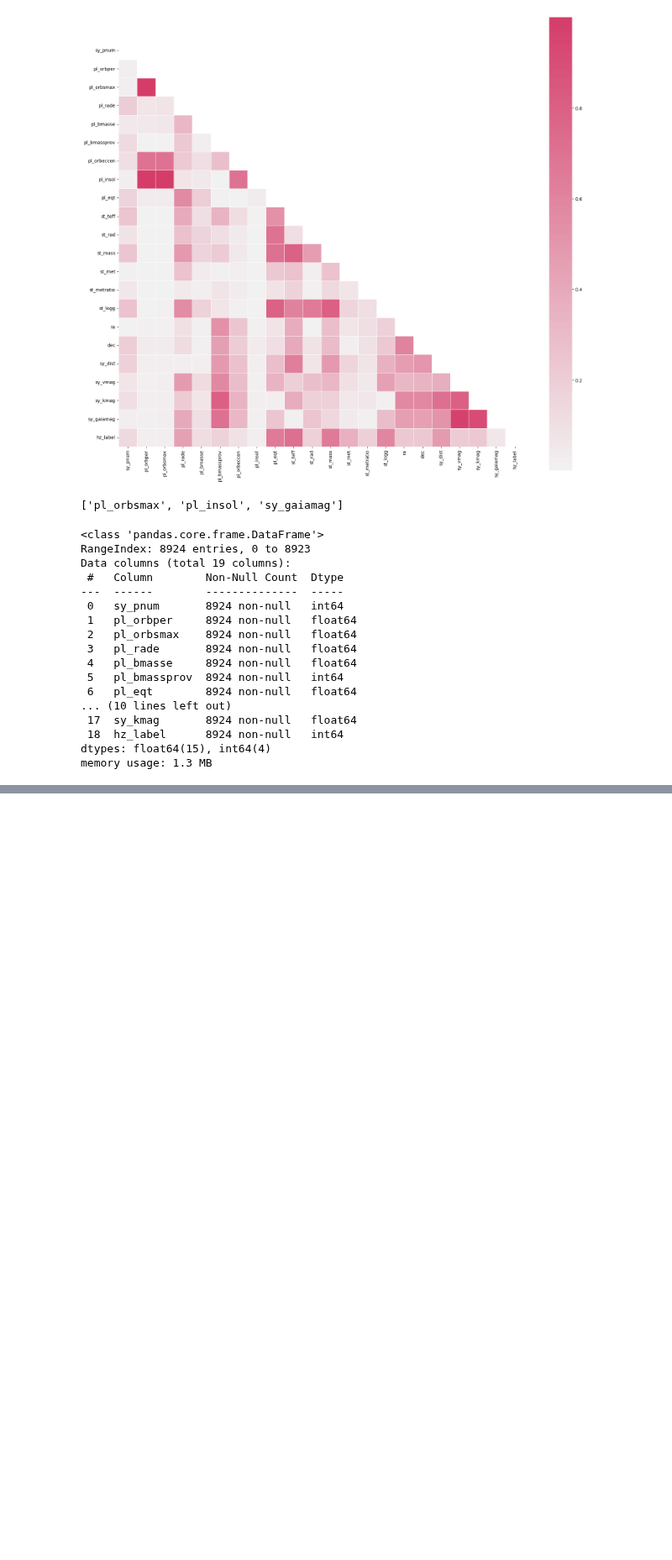
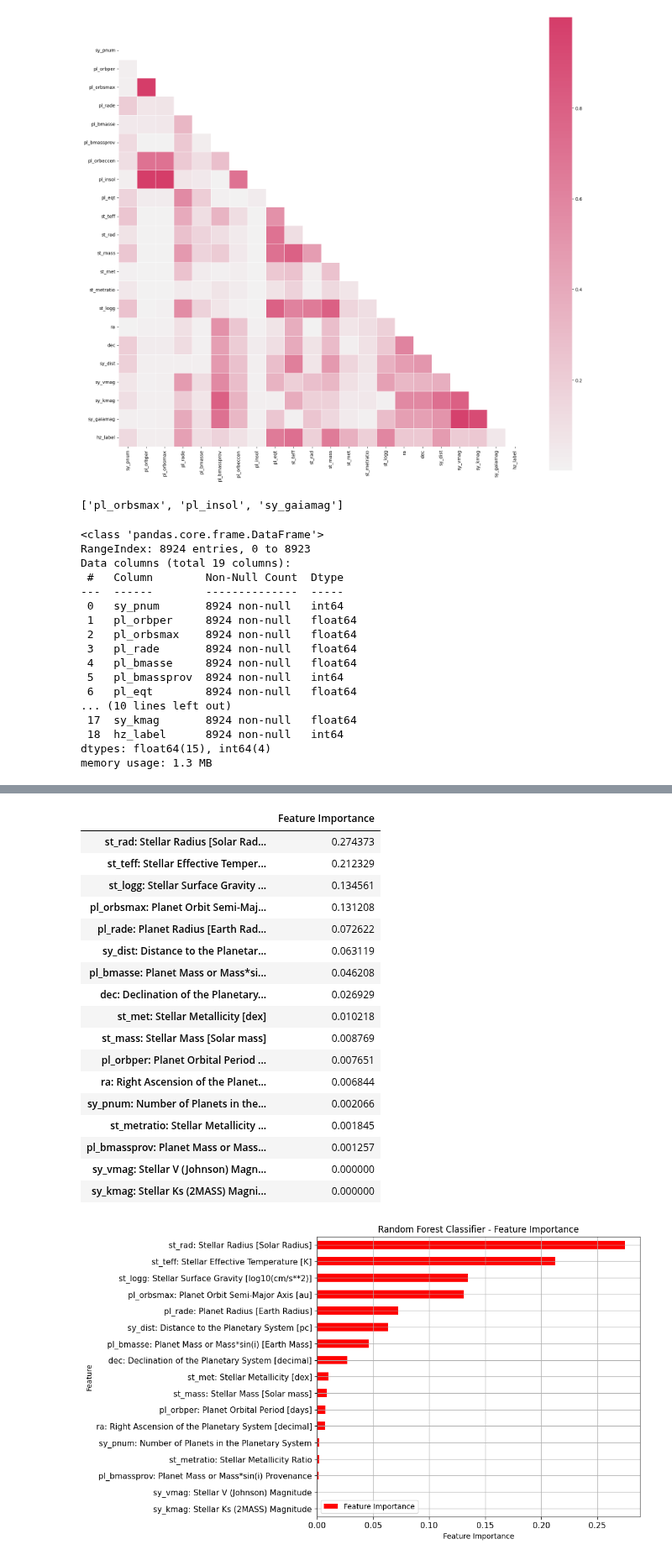
Before and after one commit to christinaxliu/research, a Jupyter notebook: JPL-Caltech/GalaxiesPaper2024/HabitableExoplanetClassifiers/KNN-RandomForest-XGBoost-Classifiers.ipynb, the cells around one changed output, grey strips where cells are left out. Shown at 84% size. Saved outputs shown, nothing was run; the diff lists cells and outputs as text; code cells hidden in the pictures; blank space fills up the shorter version.

```diff
--- a/JPL-Caltech/GalaxiesPaper2024/HabitableExoplanetClassifiers/KNN-RandomForest-XGBoost-Classifiers.ipynb
+++ b/JPL-Caltech/GalaxiesPaper2024/HabitableExoplanetClassifiers/KNN-RandomForest-XGBoost-Classifiers.ipynb
@@ -527,0 +554,60 @@ weighted avg       0.86      0.82      0.81      2945
+# %%
+# Feature names
+feature_columns = [
+    'sy_pnum: Number of Planets in the Planetary System',
+    'pl_orbper: Planet Orbital Period [days]',
+    'pl_orbsmax: Planet Orbit Semi-Major Axis [au]',
+    'pl_rade: Planet Radius [Earth Radius]',
+    'pl_bmasse: Planet Mass or Mass*sin(i) [Earth Mass]',
+    'pl_bmassprov: Planet Mass or Mass*sin(i) Provenance',
+    'st_teff: Stellar Effective Temperature [K]',
+    'st_rad: Stellar Radius [Solar Radius]',
+    'st_mass: Stellar Mass [Solar mass]',
+    'st_met: Stellar Metallicity [dex]',
+    'st_metratio: Stellar Metallicity Ratio',
+    'st_logg: Stellar Surface Gravity [log10(cm/s**2)]',
+    'ra: Right Ascension of the Planetary System [decimal]',
+    'dec: Declination of the Planetary System [decimal]',
+    'sy_dist: Distance to the Planetary System [pc]',
+    'sy_vmag: Stellar V (Johnson) Magnitude',
+    'sy_kmag: Stellar Ks (2MASS) Magnitude'
+]
+
+# Calculate and plot feature importance
+feature_importances = pd.DataFrame(data=random_forest_classifier.feature_importances_,
+                                   index=feature_columns,
+                                   columns=["Feature Importance"])
+cmap = cm.get_cmap('hsv')
+
+feature_importances.sort_values(by='Feature Importance', ascending=True, inplace=True)
+feature_importances.plot(kind='barh',
+                         figsize=(8,7),
+                         title='Random Forest Classifier - Feature Importance',
+                         xlabel='Feature Importance',
+                         ylabel='Feature',
+                         fontsize=11,
+                         cmap=cmap,
+                         grid=True)
+
+feature_importances.sort_values(by='Feature Importance', ascending=False, inplace=True)
+feature_importances
+# %% [output]
+|  | Feature Importance |
+| st_rad: Stellar Radius [Solar Rad... | 0.274373 |
+| st_teff: Stellar Effective Temper... | 0.212329 |
+| st_logg: Stellar Surface Gravity ... | 0.134561 |
+| pl_orbsmax: Planet Orbit Semi-Maj... | 0.131208 |
+| pl_rade: Planet Radius [Earth Rad... | 0.072622 |
+| sy_dist: Distance to the Planetar... | 0.063119 |
+| pl_bmasse: Planet Mass or Mass*si... | 0.046208 |
+| dec: Declination of the Planetary... | 0.026929 |
+| st_met: Stellar Metallicity [dex] | 0.010218 |
+| st_mass: Stellar Mass [Solar mass] | 0.008769 |
+| pl_orbper: Planet Orbital Period ... | 0.007651 |
+| ra: Right Ascension of the Planet... | 0.006844 |
+| sy_pnum: Number of Planets in the... | 0.002066 |
+| st_metratio: Stellar Metallicity ... | 0.001845 |
+| pl_bmassprov: Planet Mass or Mass... | 0.001257 |
+| sy_vmag: Stellar V (Johnson) Magn... | 0.000000 |
+| sy_kmag: Stellar Ks (2MASS) Magni... | 0.000000 |
+[figure, added]
```
Also changed, not shown: parts of 15 cells of this notebook.
